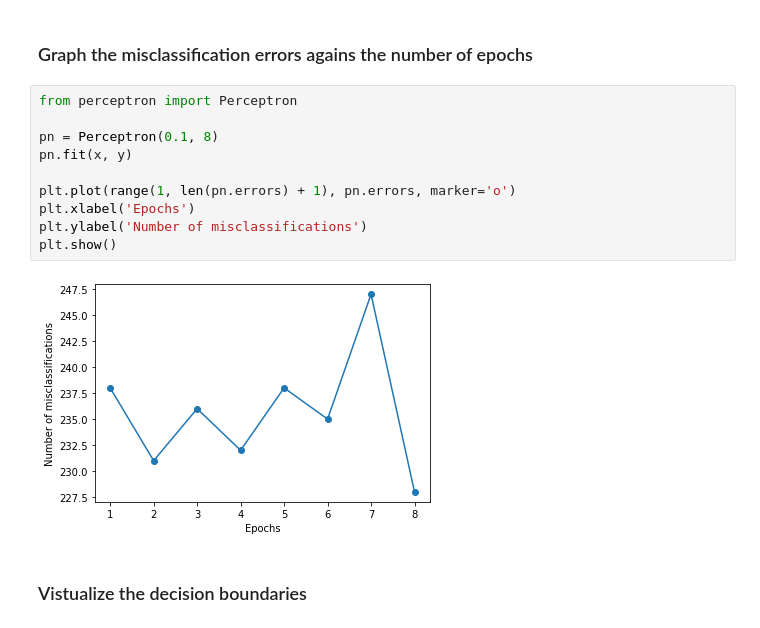
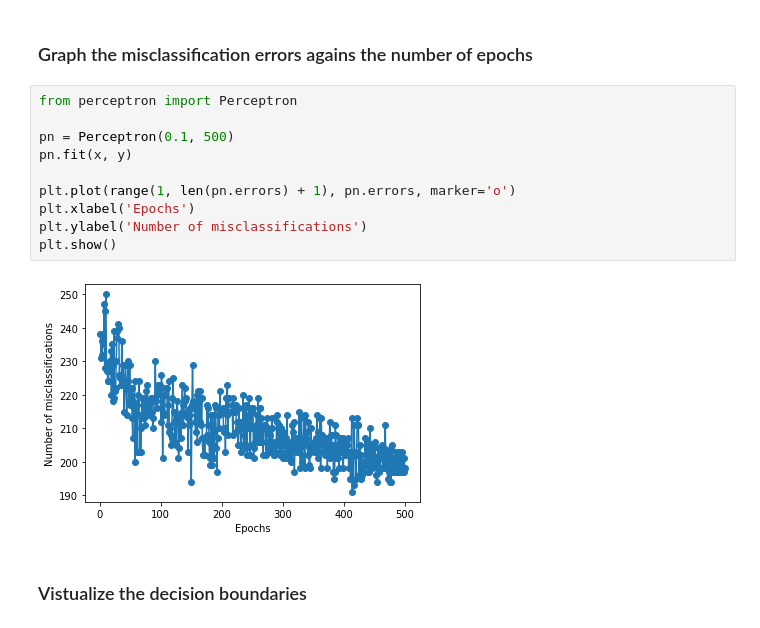
Before and after one commit to CStratton00/CST-435, a Jupyter notebook: Perceptron/perceptron-diabetes.ipynb, the cells around one changed output. Drawn from its saved outputs; the diff is of its cells as text.

```diff
--- a/Perceptron/perceptron-diabetes.ipynb
+++ b/Perceptron/perceptron-diabetes.ipynb
@@ -92,15 +92,15 @@ plt.show()
 # %%
 from perceptron import Perceptron
 
-pn = Perceptron(0.1, 8)
+pn = Perceptron(0.1, 500)
 pn.fit(x, y)
 
 plt.plot(range(1, len(pn.errors) + 1), pn.errors, marker='o')
 plt.xlabel('Epochs')
 plt.ylabel('Number of misclassifications')
 plt.show()
 # %% [output]
-[figure, old version]
+[figure, new version]
 # %% [markdown]
 ### Vistualize the decision boundaries
 # %% [markdown]
```
